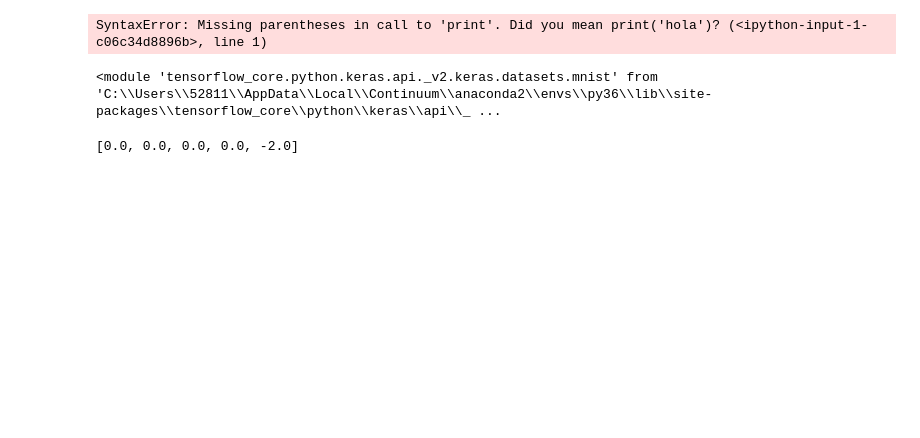
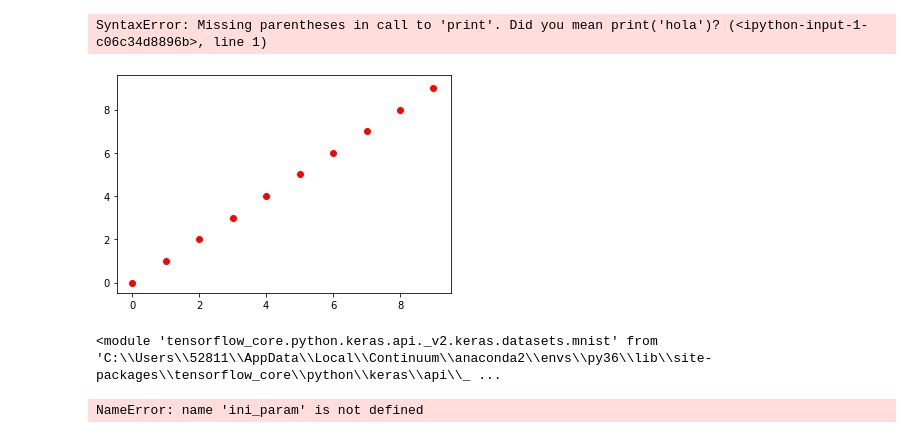
Before and after one commit to la-escamilla/codigos, a Jupyter notebook: Python3/Untitled.ipynb, the cells around one changed output. Drawn from its saved outputs; the diff is of its cells as text; code cells hidden in the pictures; blank space fills up the shorter version.

```diff
--- a/Python3/Untitled.ipynb
+++ b/Python3/Untitled.ipynb
@@ -5,6 +5,13 @@ SyntaxError: Missing parentheses in call to 'print'. Did you mean print('hola')?
 # %%
 import numpy as np
 import tensorflow as tf
+import matplotlib.pyplot as plt
+
+for ii in range(10):
+    plt.scatter(ii,ii,c='r')
+plt.show()
+# %% [output]
+[figure, added]
 # %%
 mnist = tf.keras.datasets.mnist
 # %%
@@ -26,4 +33,4 @@ for ii in range(Nbins_rho):
 # %%
 ini_param
 # %% [output]
-[0.0, 0.0, 0.0, 0.0, -2.0]
+NameError: name 'ini_param' is not defined
```
Also changed, not shown: parts of 22 cells of this notebook, 17 other files.
